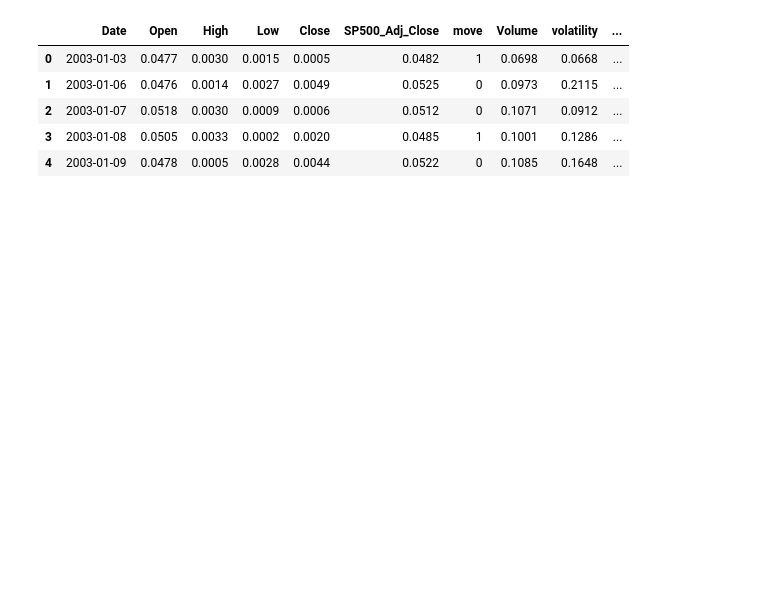
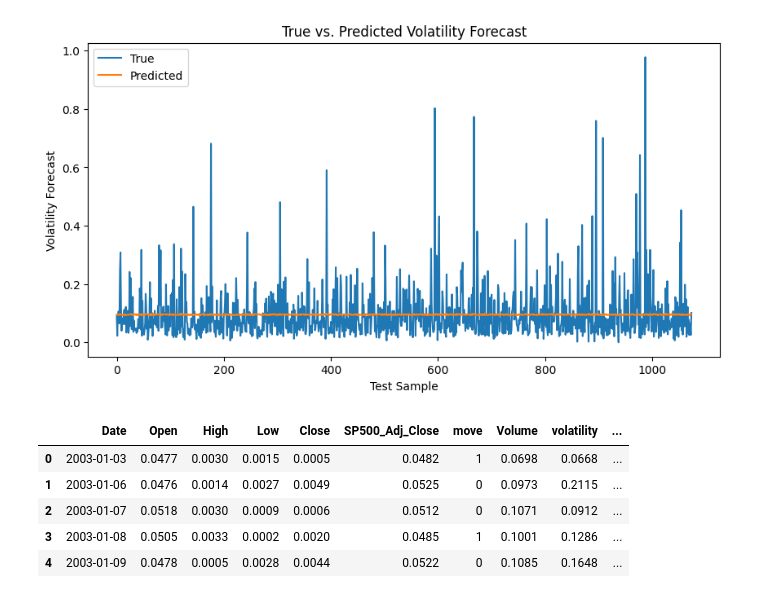
Before and after one commit to PaulAnrd/Research_Project, a Jupyter notebook: code_/models/v_neuralNetworkNumPyLSTM.ipynb, the cells around one changed output. Saved outputs shown, nothing was run; the diff lists cells and outputs as text; code cells hidden in the pictures; blank space fills up the shorter version.

```diff
--- a/code_/models/v_neuralNetworkNumPyLSTM.ipynb
+++ b/code_/models/v_neuralNetworkNumPyLSTM.ipynb
@@ -0,0 +1,84 @@
+# %%
+import numpy as np
+import pandas as pd
+import matplotlib.pyplot as plt
+import tensorflow as tf
+
+from LSTM_model import LSTM
+
+from tensorflow.keras.models import Sequential
+from tensorflow.keras.layers import Dense, Dropout, BatchNormalization
+from tensorflow.keras.optimizers import Adam
+from tensorflow.keras.callbacks import ReduceLROnPlateau, EarlyStopping
+from sklearn.preprocessing import StandardScaler, MinMaxScaler
+from sklearn.model_selection import train_test_split
+from sklearn.metrics import mean_squared_error
+
+file_path = '../../data/dataS.csv'
+df = pd.read_csv(file_path, parse_dates=['Date'])
+
+# df = df.dropna()
+# df = df[df['volatility_forcast'] <= 0.2]
+# df = df[df['volatility'] <= 0.15]
+
+df.head()
+
+target = 'volatility_forcast'
+date = 'Date'
+
+df = df.drop(columns=[date])
+X = df.drop(columns=[target])
+y = df[target]
+
+X_train, X_test, y_train, y_test = train_test_split(
+    X, y, test_size=0.2, random_state=42
+)
+
+scaler_X = MinMaxScaler()
+scaler_y = MinMaxScaler()
+
+X_train_scaled = scaler_X.fit_transform(X_train)
+X_test_scaled = scaler_X.transform(X_test)
+y_train_scaled = scaler_y.fit_transform(y_train.values.reshape(-1, 1))
+y_test_scaled = scaler_y.transform(y_test.values.reshape(-1, 1))
+
+train_sequence = [X_train_scaled[i] for i in range(X_train_scaled.shape[0])]
+train_targets = [y_train_scaled[i, 0] for i in range(y_train_scaled.shape[0])]
+
+input_size = X_train.shape[1]
+hidden_size = 50
+output_size = 1
+
+model = LSTM(input_size, hidden_size, output_size)
+
+epochs = 100
+learning_rate = 0.001
+print("Training custom LSTM model...")
+model.train(train_sequence, train_targets, learning_rate=learning_rate, epochs=epochs)
+
+
+test_sequence = [X_test_scaled[i] for i in range(X_test_scaled.shape[0])]
+predictions = []
+for x in test_sequence:
+    y_pred, _, _ = model.forward([x])
+    output_array = y_pred[0]
+    predictions.append(output_array.flatten()[0])
+
+predictions = np.array(predictions).reshape(-1, 1)
+
+predictions_inv = scaler_y.inverse_transform(predictions)
+y_test_inv = scaler_y.inverse_transform(y_test_scaled)
+
+mse = mean_squared_error(y_test_inv, predictions_inv)
+print(f"Test MSE: {mse}")
+
+
+plt.figure(figsize=(10, 5))
+plt.plot(y_test_inv, label='True')
+plt.plot(predictions_inv, label='Predicted')
+plt.title("True vs. Predicted Volatility Forecast")
+plt.xlabel("Test Sample")
+plt.ylabel("Volatility Forecast")
+plt.legend()
+plt.show()
+# %% [output]
@@ -1,3 +99,4 @@
+[figure, added]
 # %%
 import numpy as np
 import pandas as pd
```
Also changed, not shown: parts of 5 cells of this notebook, 4 other files.
